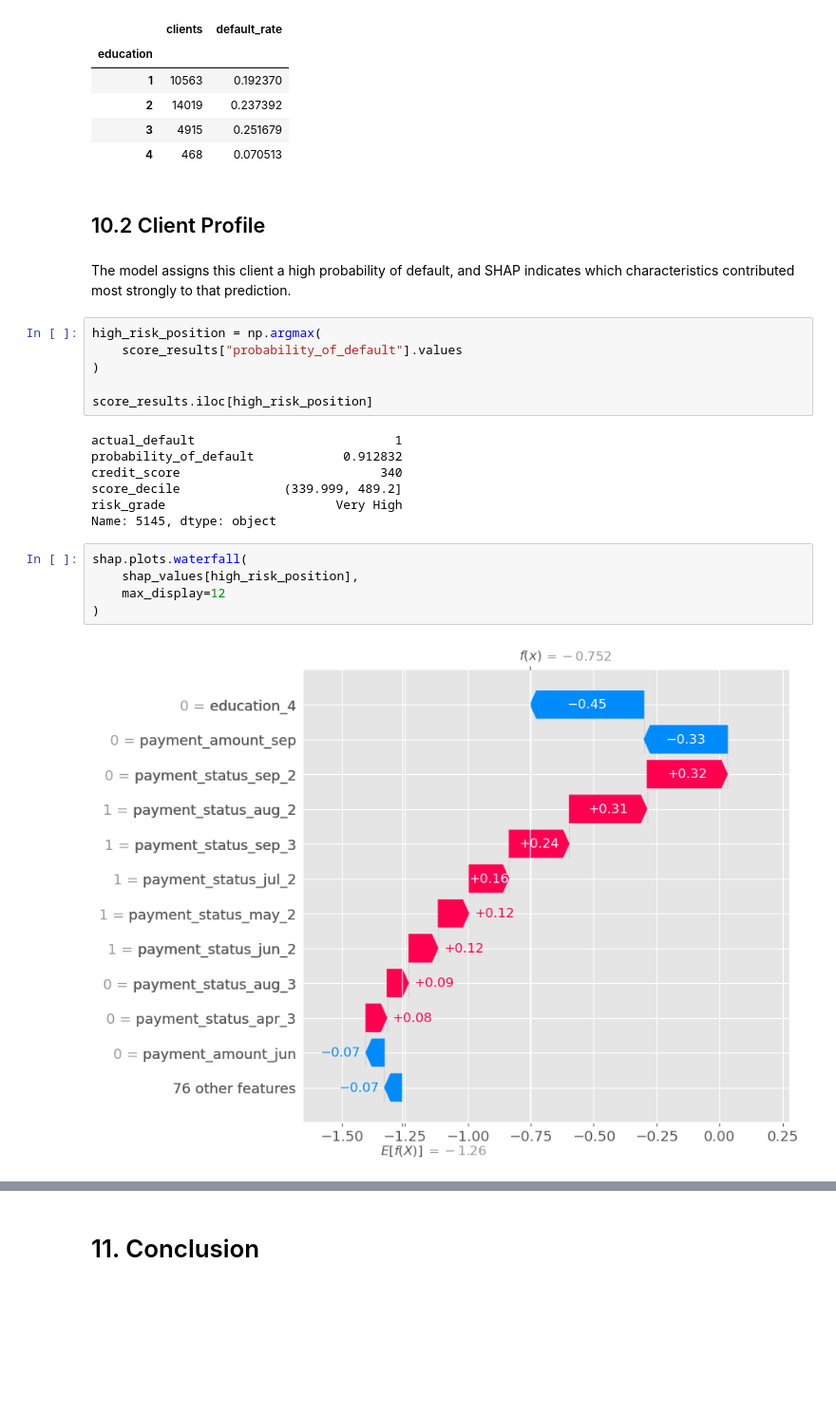
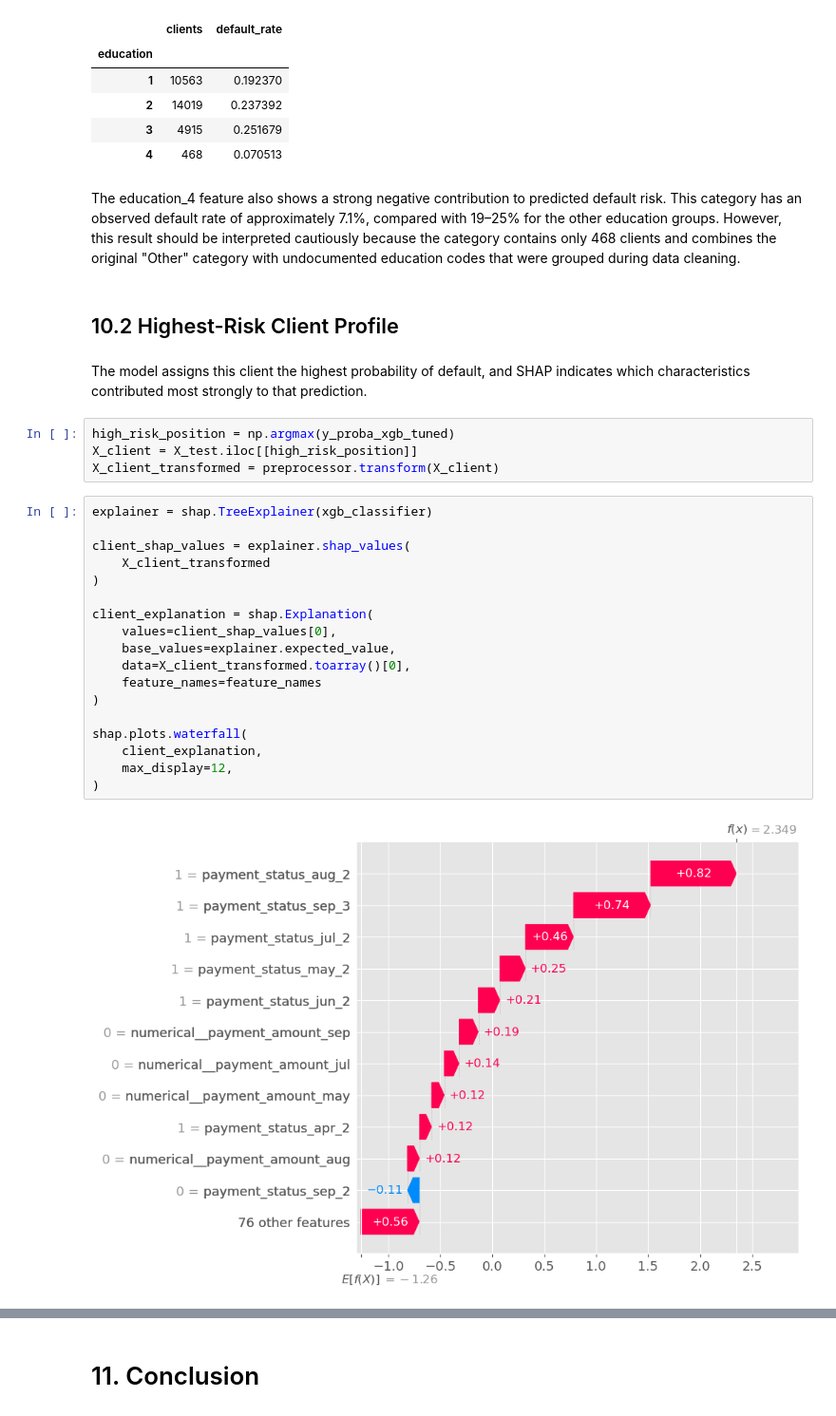
Before and after one commit to gferripc/credit_risk_scoring, a Jupyter notebook: credit_risk_scoring.ipynb, the cells around one changed output, grey strips where cells are left out. Shown at 95% size. Drawn from its saved outputs; the diff is of its cells as text; blank space fills up the shorter version.

```diff
--- a/credit_risk_scoring.ipynb
+++ b/credit_risk_scoring.ipynb
@@ -1610,27 +1631,33 @@ df.groupby("education")["default"].agg(
 | 2 | 14019 | 0.237392 |
 | 3 | 4915 | 0.251679 |
 | 4 | 468 | 0.070513 |
+# %% [markdown]
+The education_4 feature also shows a strong negative contribution to predicted default risk. This category has an observed default rate of approximately 7.1%, compared with 19–25% for the other education groups. However, this result should be interpreted cautiously because the category contains only 468 clients and combines the original "Other" category with undocumented education codes that were grouped during data cleaning.
 # %% [markdown]
-## 10.2 Client Profile
+## 10.2 Highest-Risk Client Profile
 # %% [markdown]
-The model assigns this client a high probability of default, and SHAP indicates which characteristics contributed most strongly to that prediction.
+The model assigns this client the highest probability of default, and SHAP indicates which characteristics contributed most strongly to that prediction.
 # %%
-high_risk_position = np.argmax(
-    score_results["probability_of_default"].values
-)
-
-score_results.iloc[high_risk_position]
+high_risk_position = np.argmax(y_proba_xgb_tuned)
+X_client = X_test.iloc[[high_risk_position]]
+X_client_transformed = preprocessor.transform(X_client)
-# %% [output]
-actual_default                           1
-probability_of_default            0.912832
-credit_score                           340
-score_decile              (339.999, 489.2]
-risk_grade                       Very High
-Name: 5145, dtype: object
 # %%
+explainer = shap.TreeExplainer(xgb_classifier)
+
+client_shap_values = explainer.shap_values(
+    X_client_transformed
+)
+
+client_explanation = shap.Explanation(
+    values=client_shap_values[0],
+    base_values=explainer.expected_value,
+    data=X_client_transformed.toarray()[0],
+    feature_names=feature_names
+)
+
 shap.plots.waterfall(
-    shap_values[high_risk_position],
-    max_display=12
+    client_explanation,
+    max_display=12,
 )
 # %% [output]
-[figure, old version]
+[figure, new version]
```
Also changed, not shown: parts of 21 cells of this notebook.
